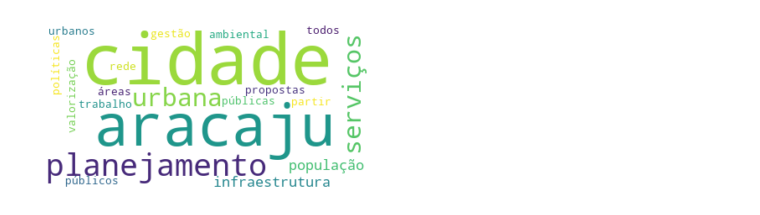
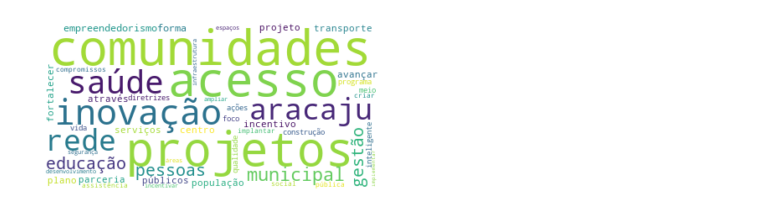
Before and after one commit to adolfoguimaraes/analise-planos-de-governos, a Jupyter notebook: test-vectorize-tf-idf.ipynb, the cells around one changed output. Drawn from its saved outputs; the diff is of its cells as text; code cells hidden in the pictures.

Commit message:
Fix exhibition tf-idf data

```diff
--- a/test-vectorize-tf-idf.ipynb
+++ b/test-vectorize-tf-idf.ipynb
@@ -42,9 +42,12 @@ import json
 import re
 
 #file_json_contents = file_get_contents("./files_parseds/ALEXIS PEDRÃO_260001087378.json")
-#file_json_contents = file_get_contents("./files_parseds/EDVALDO_260000983413.json")
+#file_json_contents = file_get_contents("./files_parseds/MÁRCIO MACEDO_260000958767.json")
+#file_json_contents = file_get_contents("./files_parseds/ALMEIDA LIMA_260000935642.json")
+
+## Tf-idf com 0
+file_json_contents = file_get_contents("./files_parseds/EDVALDO_260000983413.json")
 #file_json_contents = file_get_contents("./files_parseds/DELEGADA DANIELLE_260000637328.json")
-file_json_contents = file_get_contents("./files_parseds/MÁRCIO MACEDO_260000958767.json")
 
 json_data = json.loads(file_json_contents)
 content_pages = [re.sub(r'[0-9]', '', content["text"]) for content in json_data["content"]]
@@ -50,0 +65,17 @@ content_pages = [re.sub(r'[0-9]', '', content["text"]) for content in json_data[
+# %%
+# Analisar este caso para a exibição dos idfs 0
+df = []
+top_ten_sentences_per_page = []
+
+for tf in tfIdf:
+  frame = pd.DataFrame(tf.T.todense(), index=tfIdfVectorizer.get_feature_names(), columns=["TF-IDF"])
+  frame = frame.sort_values('TF-IDF', ascending=False)
+  top_ten_sentences = frame.head(10)
+  top_ten = pd.DataFrame()
+  top_ten['Sentence'] = top_ten_sentences.index
+  top_ten['TF-IDF'] = top_ten_sentences['TF-IDF'].tolist()
+  top_ten_sentences_per_page.append(top_ten)
+  df.append(frame)
+
+print(len(top_ten_sentences_per_page))
+print(top_ten_sentences_per_page)
@@ -307,11 +320,14 @@ sentence: política
 # %%
 import matplotlib.pyplot as plt
 from wordcloud import WordCloud
 
-words_cloud = WordCloud(background_color="white", max_words=50).generate_from_frequencies(sentences_dictionary)
+if len(sentences_tfidf_no_zero_dictionary) > 0:
+  words_cloud = WordCloud(background_color="white", max_words=50).generate_from_frequencies(sentences_tfidf_no_zero_dictionary)
 
-plt.imshow(words_cloud, interpolation='bilinear')
-plt.axis("off")
-plt.show()
+  plt.imshow(words_cloud, interpolation='bilinear')
+  plt.axis("off")
+  plt.show()
+else:
+  print("Sem palavras com TF-IDF diferente de zero")
 # %% [output]
-[figure, old version]
+[figure, new version]
```
Also changed, not shown: parts of 19 cells of this notebook.
